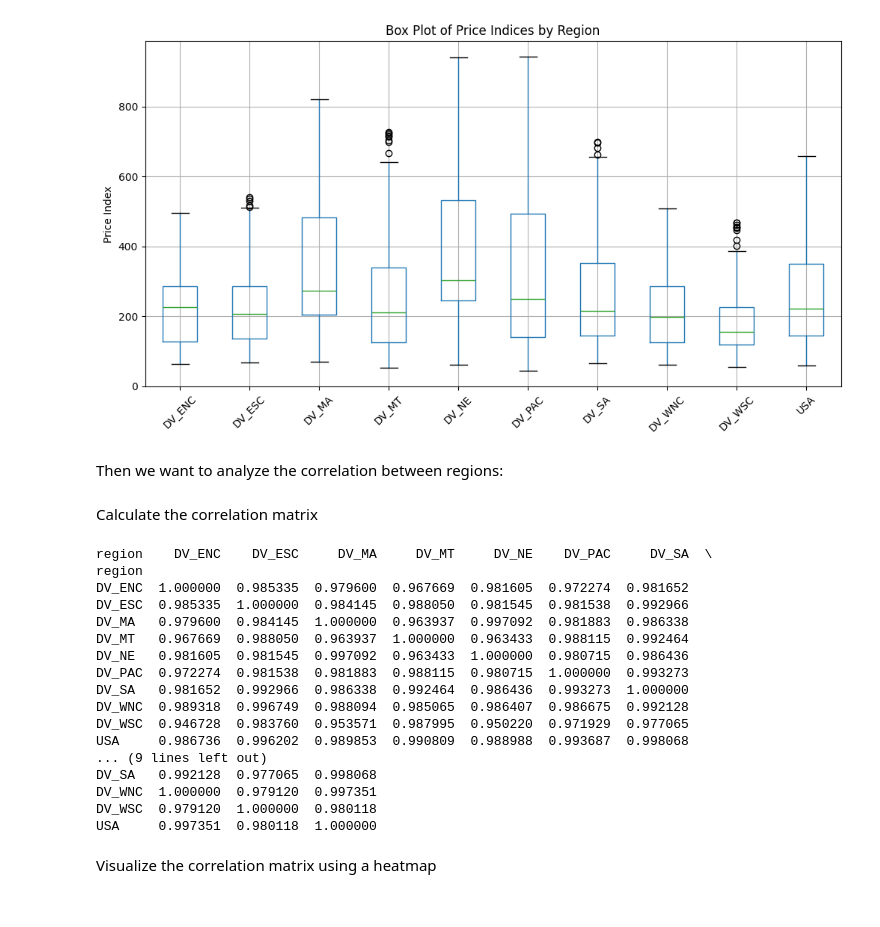
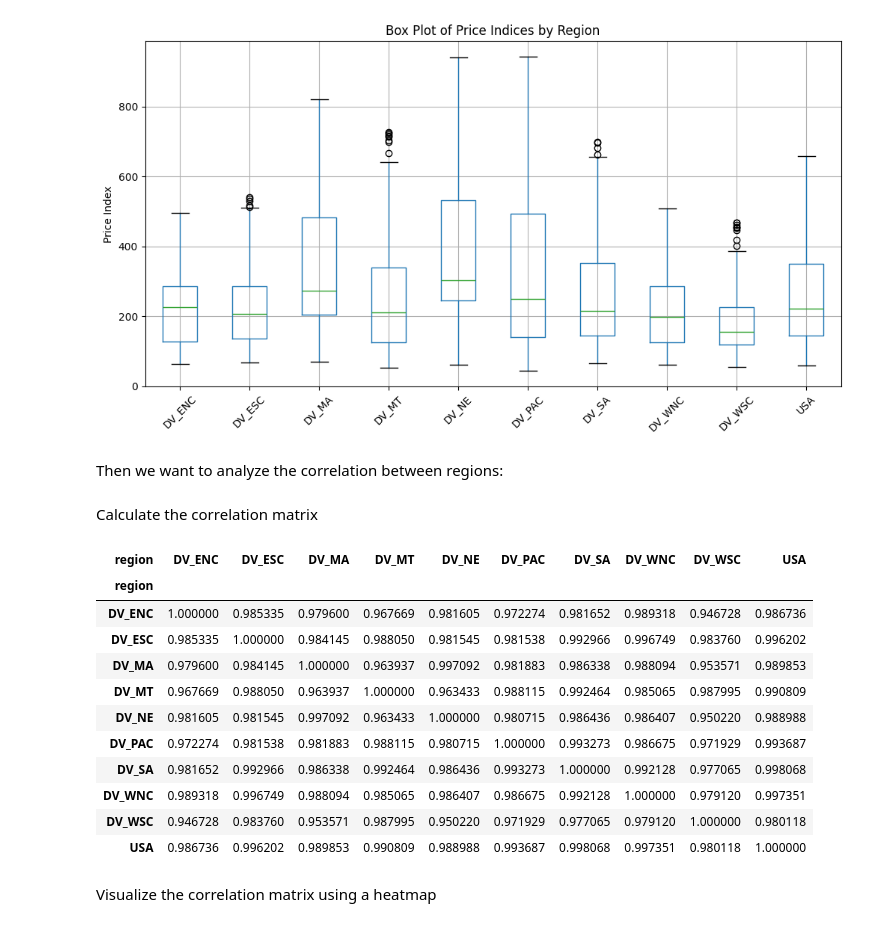
Before and after one commit to inigocapinpin/capinpin, a Jupyter notebook: finaltutorialhousingcrisis (4).ipynb, the cells around one changed output. Saved outputs shown, nothing was run; the diff lists cells and outputs as text; code cells hidden in the pictures.

```diff
--- a/finaltutorialhousingcrisis.ipynb
+++ b/finaltutorialhousingcrisis (4).ipynb
@@ -223,31 +238,26 @@ plt.xticks(rotation=45)
 plt.show()
 # %% [output]
 [figure]
-# %% [markdown]
-Then we want to analyze the correlation between regions:
+# %% [markdown]
+Then we want to analyze the correlation between regions:
 # %% [markdown]
 Calculate the correlation matrix
 # %%
 correlation_matrix = data.corr()
-print(correlation_matrix)
+display(correlation_matrix)
 # %% [output]
-region    DV_ENC    DV_ESC     DV_MA     DV_MT     DV_NE    DV_PAC     DV_SA  \
-region
-DV_ENC  1.000000  0.985335  0.979600  0.967669  0.981605  0.972274  0.981652
-DV_ESC  0.985335  1.000000  0.984145  0.988050  0.981545  0.981538  0.992966
-DV_MA   0.979600  0.984145  1.000000  0.963937  0.997092  0.981883  0.986338
-DV_MT   0.967669  0.988050  0.963937  1.000000  0.963433  0.988115  0.992464
-DV_NE   0.981605  0.981545  0.997092  0.963433  1.000000  0.980715  0.986436
-DV_PAC  0.972274  0.981538  0.981883  0.988115  0.980715  1.000000  0.993273
-DV_SA   0.981652  0.992966  0.986338  0.992464  0.986436  0.993273  1.000000
-DV_WNC  0.989318  0.996749  0.988094  0.985065  0.986407  0.986675  0.992128
-DV_WSC  0.946728  0.983760  0.953571  0.987995  0.950220  0.971929  0.977065
-USA     0.986736  0.996202  0.989853  0.990809  0.988988  0.993687  0.998068
-... (9 lines left out)
-DV_SA   0.992128  0.977065  0.998068
-DV_WNC  1.000000  0.979120  0.997351
-DV_WSC  0.979120  1.000000  0.980118
-USA     0.997351  0.980118  1.000000
+| region | DV_ENC | DV_ESC | DV_MA | DV_MT | DV_NE | DV_PAC | DV_SA | DV_WNC | DV_WSC | USA |
+| region |  |  |  |  |  |  |  |  |  |  |
+| DV_ENC | 1.000000 | 0.985335 | 0.979600 | 0.967669 | 0.981605 | 0.972274 | 0.981652 | 0.989318 | 0.946728 | 0.986736 |
+| DV_ESC | 0.985335 | 1.000000 | 0.984145 | 0.988050 | 0.981545 | 0.981538 | 0.992966 | 0.996749 | 0.983760 | 0.996202 |
+| DV_MA | 0.979600 | 0.984145 | 1.000000 | 0.963937 | 0.997092 | 0.981883 | 0.986338 | 0.988094 | 0.953571 | 0.989853 |
+| DV_MT | 0.967669 | 0.988050 | 0.963937 | 1.000000 | 0.963433 | 0.988115 | 0.992464 | 0.985065 | 0.987995 | 0.990809 |
+| DV_NE | 0.981605 | 0.981545 | 0.997092 | 0.963433 | 1.000000 | 0.980715 | 0.986436 | 0.986407 | 0.950220 | 0.988988 |
+| DV_PAC | 0.972274 | 0.981538 | 0.981883 | 0.988115 | 0.980715 | 1.000000 | 0.993273 | 0.986675 | 0.971929 | 0.993687 |
+| DV_SA | 0.981652 | 0.992966 | 0.986338 | 0.992464 | 0.986436 | 0.993273 | 1.000000 | 0.992128 | 0.977065 | 0.998068 |
+| DV_WNC | 0.989318 | 0.996749 | 0.988094 | 0.985065 | 0.986407 | 0.986675 | 0.992128 | 1.000000 | 0.979120 | 0.997351 |
+| DV_WSC | 0.946728 | 0.983760 | 0.953571 | 0.987995 | 0.950220 | 0.971929 | 0.977065 | 0.979120 | 1.000000 | 0.980118 |
+| USA | 0.986736 | 0.996202 | 0.989853 | 0.990809 | 0.988988 | 0.993687 | 0.998068 | 0.997351 | 0.980118 | 1.000000 |
 # %% [markdown]
 Visualize the correlation matrix using a heatmap
 # %%
```
Also changed, not shown: parts of 28 cells of this notebook, 1 other file.
